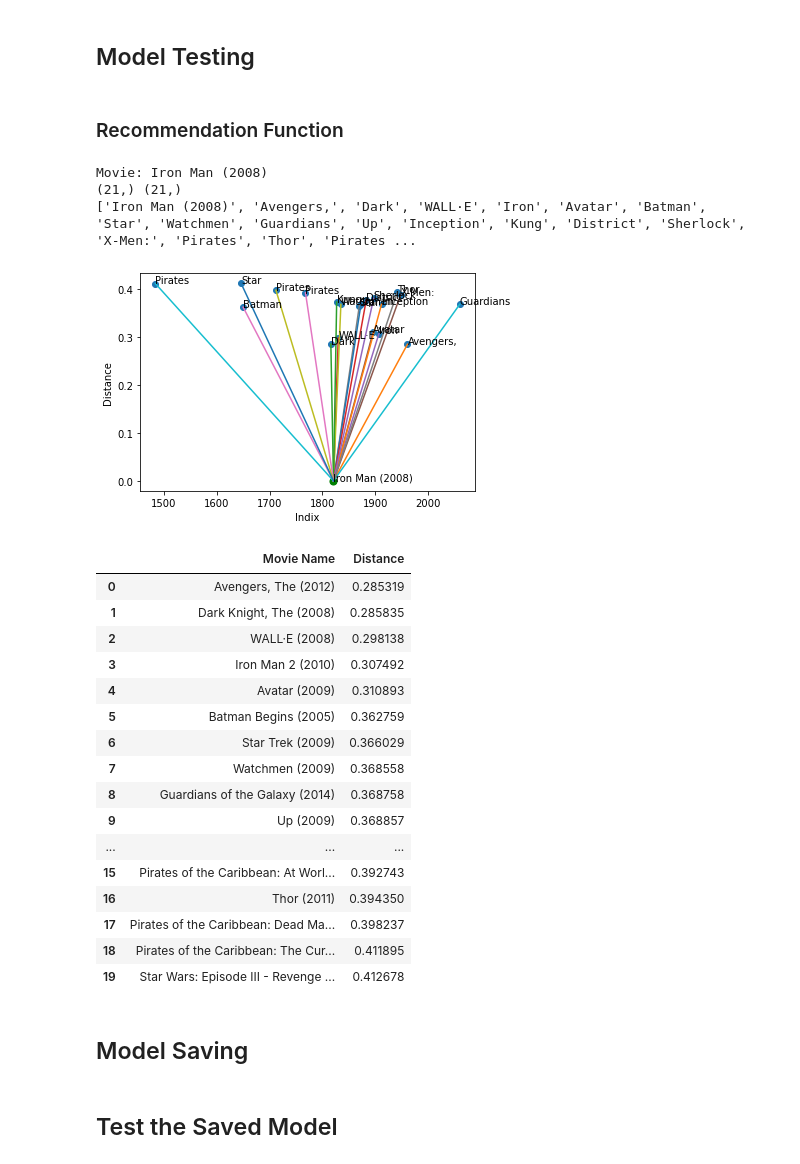
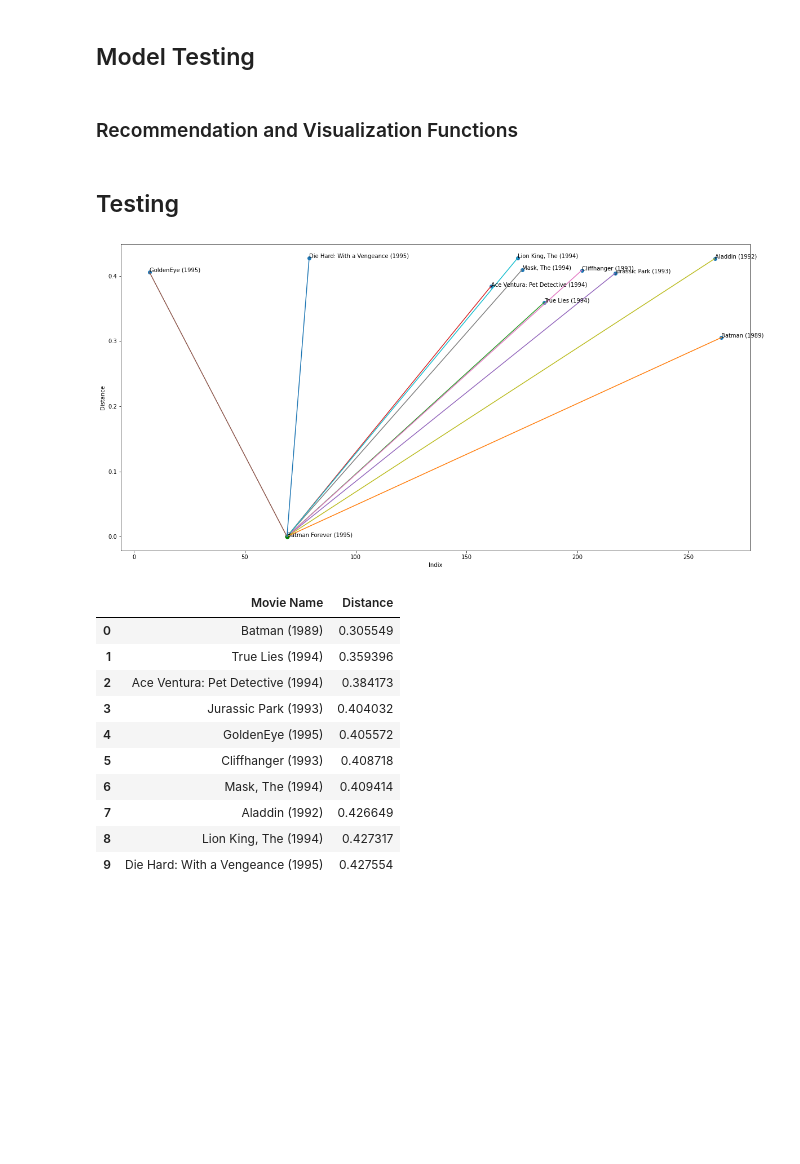
Before and after one commit to a7medayman6/Movie-Based-Collaborative-Filtering-Approach, a Jupyter notebook: Notebooks/Movie-Based-Collaborative-Filtering.ipynb, the cells around one changed output. Saved outputs shown, nothing was run; the diff lists cells and outputs as text; code cells hidden in the pictures; blank space fills up the shorter version.

Commit message:
added visualizations

```diff
--- a/Notebooks/Movie-Based-Collaborative-Filtering.ipynb
+++ b/Notebooks/Movie-Based-Collaborative-Filtering.ipynb
@@ -111,5 +170,5 @@ def trainKNN(k, data):
 
     return knn
 # %%
-k = 20
+k = 10
 knn = trainKNN(k, csr_data)
@@ -116,7 +196,19 @@ knn = trainKNN(k, csr_data)
+# %%
+def loadModel(model_path, k):
+    model = NearestNeighbors(metric='cosine', algorithm='brute', n_neighbors=k, n_jobs=-1)
+    knn_file_r = open(model_path, 'rb')
+    model = pickle.load(knn_file_r)
+    knn_file_r.close()
+
+    return model
+# %%
+model_path = os.path.join(model_dir, model_name)
+k = 10
+model = loadModel(model_path, k)
 # %% [markdown]
 ## Model Testing
 # %% [markdown]
-### Recommendation Function
+### Recommendation and Visualization Functions
 # %%
 def Recommend(model, movieName, n):
     """
@@ -176,54 +266,52 @@ def Recommend(model, movieName, n):
     return df, distances, indices, target_movie
 # %%
 def vis(x, y, data):
+    fig = plt.figure(figsize = (20, 10))
 
+    # plt the recommended movies
     plt.scatter(x, y)
     plt.xlabel("Indix")
     plt.ylabel("Distance")
+
+    # plt the target movie with different color
     plt.scatter(x[0],y[0], c ="green", s=50)
 
+    # annotate the movies points with it's names
     for i, txt in enumerate(data):
         plt.annotate(txt, (x[i], y[i]))
+    # connect all the recommended movies to the target movie (x[0], y[0])
     for i in range(len(x)):
         x_, y_ = [x[0], x[i]], [y[0], y[i]]
         plt.plot(x_, y_)
 
     plt.show()
+
+    return fig
+# %% [markdown]
+## Testing
 # %%
-movie_name = 'Iron Man'
-number_of_movies = 20
+movie_name = 'Batman'
+k = 10
 
-recommended, distances, indicies, target_movie = Recommend(knn, movie_name, number_of_movies)
-print("Movie:", target_movie)
+recommended, distances, indicies, target_movie = Recommend(model, movie_name, k)
 x, y = indicies.reshape((indicies[0,:].shape[0])), distances.reshape((distances[0,:].shape[0]))
+
 dat = recommended['Movie Name'].tolist()
-dat = [item.split("(")[0].split()[0] for item in dat]
+#dat = [item.split("(")[0].split()[0] for item in dat]
 dat.insert(0, target_movie)
-print(x.shape, y.shape)
-print(dat)
+
 vis(x, y, dat)
 recommended
 # %% [output]
-Movie: Iron Man (2008)
-(21,) (21,)
-['Iron Man (2008)', 'Avengers,', 'Dark', 'WALL·E', 'Iron', 'Avatar', 'Batman', 'Star', 'Watchmen', 'Guardians', 'Up', 'Inception', 'Kung', 'District', 'Sherlock', 'X-Men:', 'Pirates', 'Thor', 'Pirates ...
-[figure, old version]
+[figure, new version]
 |  | Movie Name | Distance |
-| 0 | Avengers, The (2012) | 0.285319 |
-| 1 | Dark Knight, The (2008) | 0.285835 |
-| 2 | WALL·E (2008) | 0.298138 |
-| 3 | Iron Man 2 (2010) | 0.307492 |
-| 4 | Avatar (2009) | 0.310893 |
-| 5 | Batman Begins (2005) | 0.362759 |
-| 6 | Star Trek (2009) | 0.366029 |
-| 7 | Watchmen (2009) | 0.368558 |
-| 8 | Guardians of the Galaxy (2014) | 0.368758 |
-| 9 | Up (2009) | 0.368857 |
-| ... | ... | ... |
-| 15 | Pirates of the Caribbean: At Worl... | 0.392743 |
-| 16 | Thor (2011) | 0.394350 |
-| 17 | Pirates of the Caribbean: Dead Ma... | 0.398237 |
-| 18 | Pirates of the Caribbean: The Cur... | 0.411895 |
-| 19 | Star Wars: Episode III - Revenge ... | 0.412678 |
+| 0 | Batman (1989) | 0.305549 |
+| 1 | True Lies (1994) | 0.359396 |
+| 2 | Ace Ventura: Pet Detective (1994) | 0.384173 |
+| 3 | Jurassic Park (1993) | 0.404032 |
+| 4 | GoldenEye (1995) | 0.405572 |
+| 5 | Cliffhanger (1993) | 0.408718 |
+| 6 | Mask, The (1994) | 0.409414 |
+| 7 | Aladdin (1992) | 0.426649 |
+| 8 | Lion King, The (1994) | 0.427317 |
+| 9 | Die Hard: With a Vengeance (1995) | 0.427554 |
-# %% [markdown]
-## Model Saving
@@ -241,2 +317,0 @@ knn_file_w.close()
-# %% [markdown]
-## Test the Saved Model
```
Also changed, not shown: parts of 27 cells of this notebook, 4 other files.
